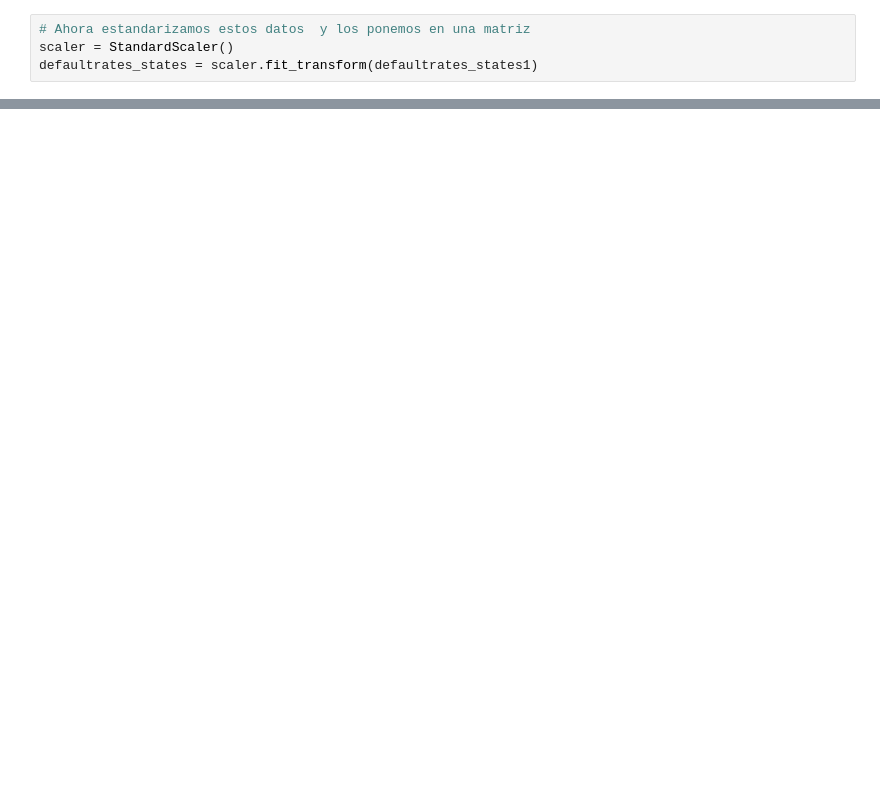
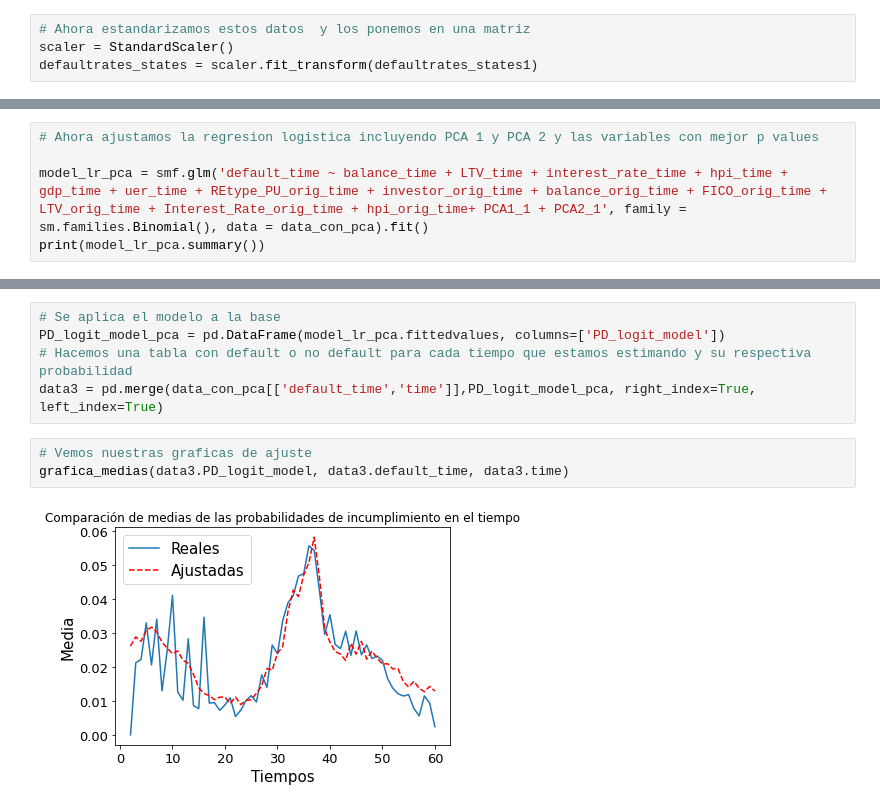
Before and after one commit to arenitss/Proyecto_Final_Analisis_Numerico_Computo_Cientifico, a Jupyter notebook: notebooks/pds_instancia_aws.ipynb, the cells around one changed output, grey strips where cells are left out. Saved outputs shown, nothing was run; the diff lists cells and outputs as text; blank space fills up the shorter version.

```diff
--- a/notebooks/pds_instancia_aws.ipynb
+++ b/notebooks/pds_instancia_aws.ipynb
@@ -381,0 +283,5 @@ data_con_pca = pd.merge(data, defaultrates_states2, on='time')
+# %%
+# Ahora ajustamos la regresion logistica incluyendo PCA 1 y PCA 2 y las variables con mejor p values
+
+model_lr_pca = smf.glm('default_time ~ balance_time + LTV_time + interest_rate_time + hpi_time + gdp_time + uer_time + REtype_PU_orig_time + investor_orig_time + balance_orig_time + FICO_orig_time + LTV_orig_time + Interest_Rate_orig_time + hpi_orig_time+ PCA1_1 + PCA2_1', family = sm.families.Binomial(), data = data_con_pca).fit()
+print(model_lr_pca.summary())
@@ -381,0 +306,10 @@ data_con_pca = pd.merge(data, defaultrates_states2, on='time')
+# %%
+# Se aplica el modelo a la base
+PD_logit_model_pca = pd.DataFrame(model_lr_pca.fittedvalues, columns=['PD_logit_model'])
+# Hacemos una tabla con default o no default para cada tiempo que estamos estimando y su respectiva probabilidad
+data3 = pd.merge(data_con_pca[['default_time','time']],PD_logit_model_pca, right_index=True, left_index=True)
+# %%
+# Vemos nuestras graficas de ajuste
+grafica_medias(data3.PD_logit_model, data3.default_time, data3.time)
+# %% [output]
+[figure, added]
```
Also changed, not shown: parts of 56 cells of this notebook.
